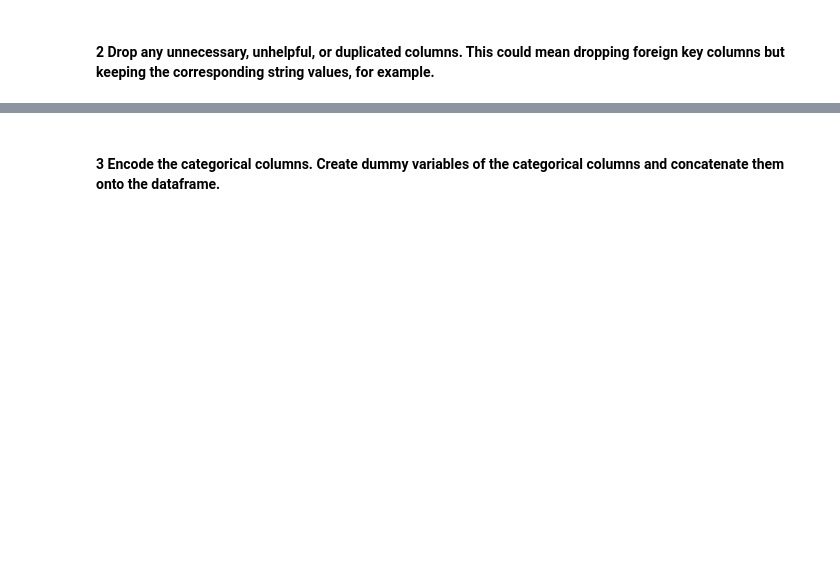
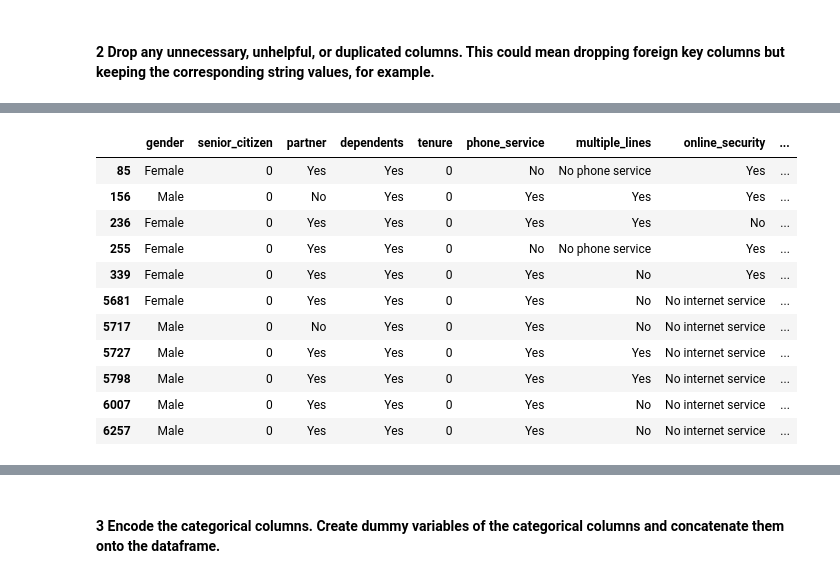
Before and after one commit to cfreeman22/classification-exercises, a Jupyter notebook: classification_exercises.ipynb, the cells around one changed output, grey strips where cells are left out. Cells and saved outputs as stored; diff of their text form; code cells hidden in the pictures; blank space fills up the shorter version.

```diff
--- a/classification_exercises.ipynb
+++ b/classification_exercises.ipynb
@@ -565,0 +725,15 @@ df_telco.head()
+# %%
+df_telco[df_telco.total_charges == ' ']
+# %% [output]
+|  | gender | senior_citizen | partner | dependents | tenure | phone_service | multiple_lines | online_security | ... |
+| 85 | Female | 0 | Yes | Yes | 0 | No | No phone service | Yes | ... |
+| 156 | Male | 0 | No | Yes | 0 | Yes | Yes | Yes | ... |
+| 236 | Female | 0 | Yes | Yes | 0 | Yes | Yes | No | ... |
+| 255 | Female | 0 | Yes | Yes | 0 | No | No phone service | Yes | ... |
+| 339 | Female | 0 | Yes | Yes | 0 | Yes | No | Yes | ... |
+| 5681 | Female | 0 | Yes | Yes | 0 | Yes | No | No internet service | ... |
+| 5717 | Male | 0 | No | Yes | 0 | Yes | No | No internet service | ... |
+| 5727 | Male | 0 | Yes | Yes | 0 | Yes | Yes | No internet service | ... |
+| 5798 | Male | 0 | Yes | Yes | 0 | Yes | Yes | No internet service | ... |
+| 6007 | Male | 0 | Yes | Yes | 0 | Yes | No | No internet service | ... |
+| 6257 | Male | 0 | Yes | Yes | 0 | Yes | No | No internet service | ... |
```
Also changed, not shown: parts of 59 cells of this notebook, 1 other file.
